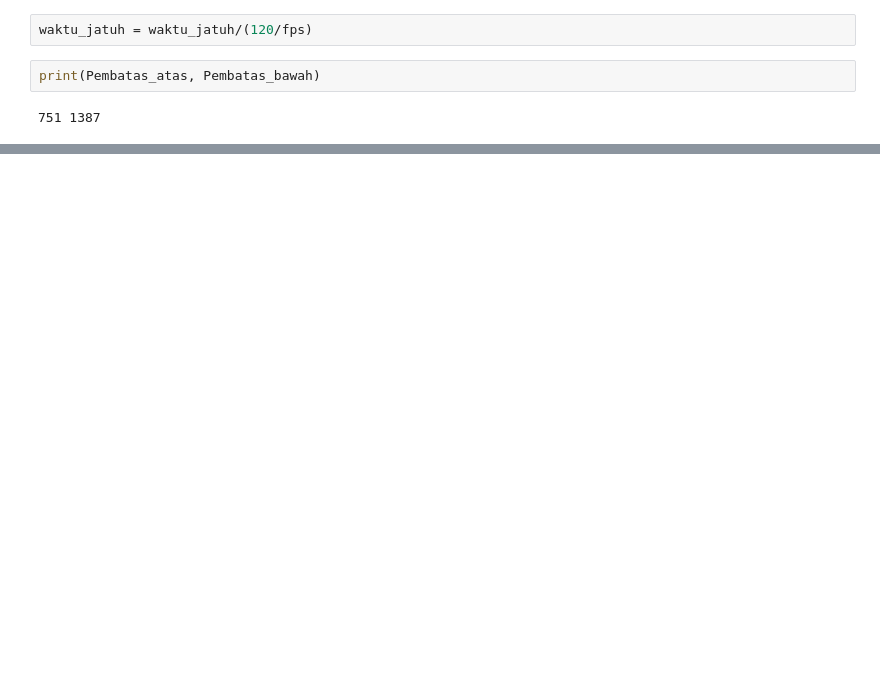
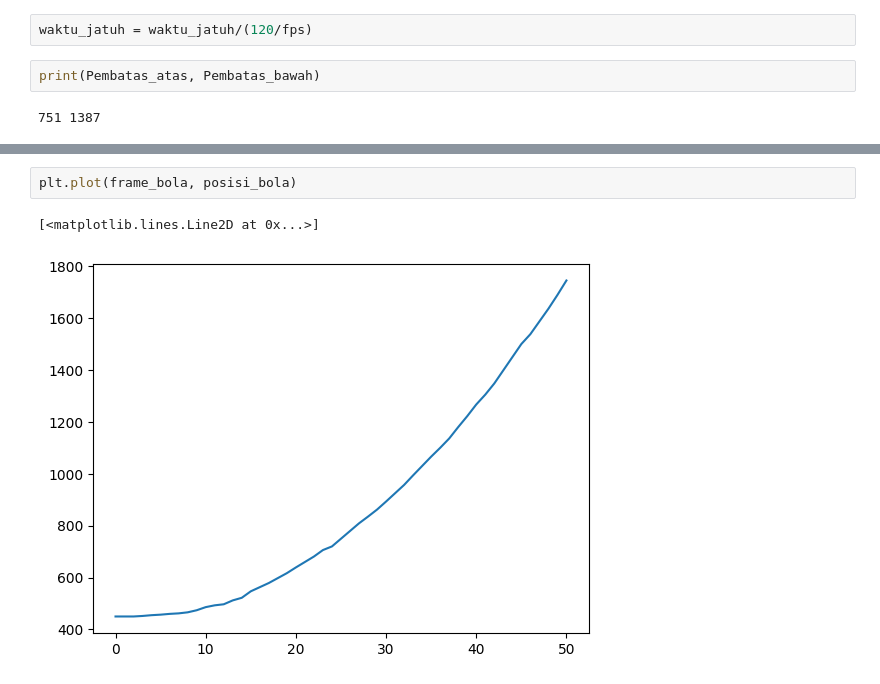
Before and after one commit to Amario1306619051/Freely-Falling-Object-Calculation-Using-YOLOv3, a Jupyter notebook: 10.Analisis.ipynb, the cells around one changed output, grey strips where cells are left out. Drawn from its saved outputs; the diff is of its cells as text; blank space fills up the shorter version.

```diff
--- a/10.Analisis.ipynb
+++ b/10.Analisis.ipynb
@@ -140,0 +181,5 @@ print(percepatan_gravitasi)
+# %%
+plt.plot(frame_bola, posisi_bola)
+# %% [output]
+[<matplotlib.lines.Line2D at 0x...>]
+[figure, added]
```
Also changed, not shown: parts of 5 cells of this notebook, 1 other file.
